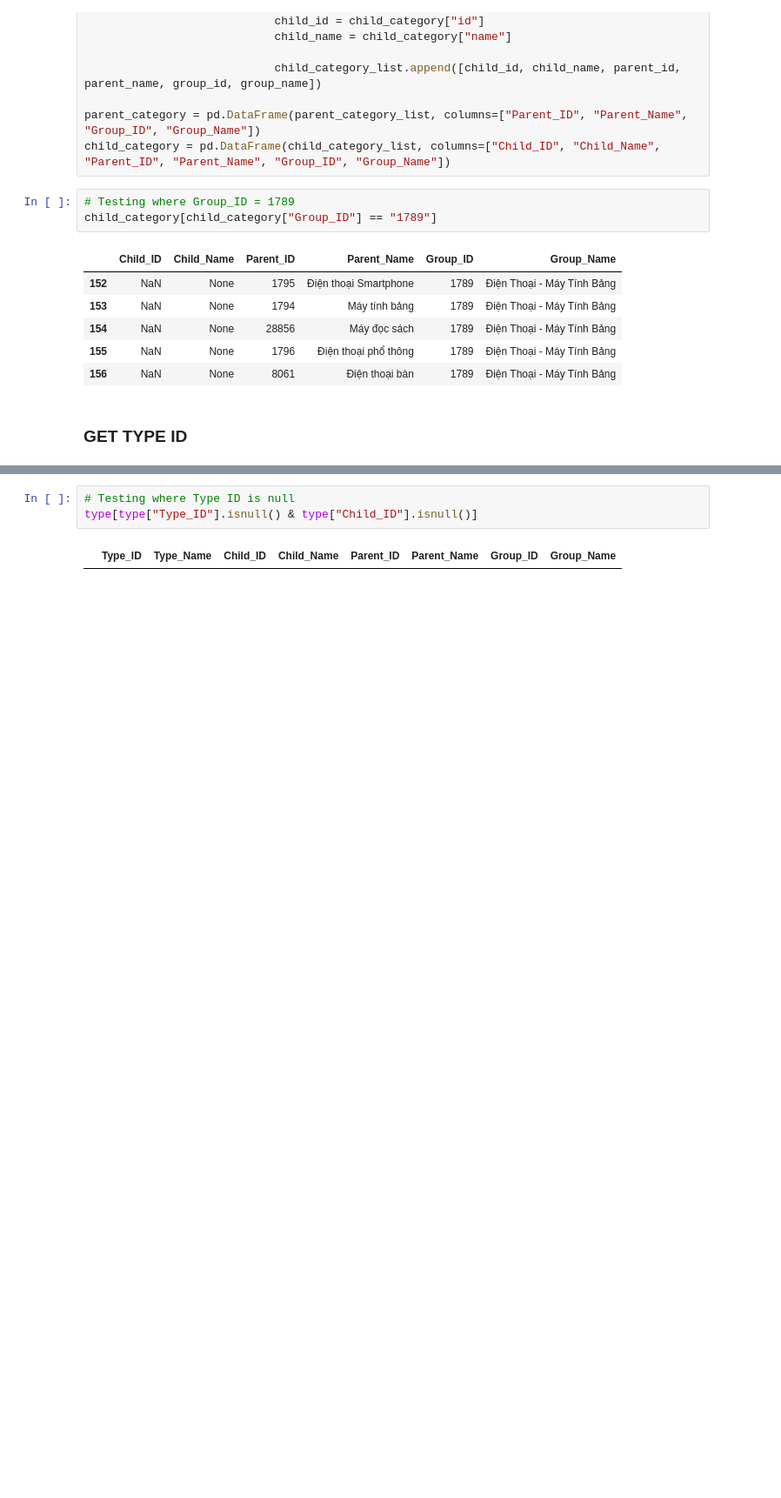
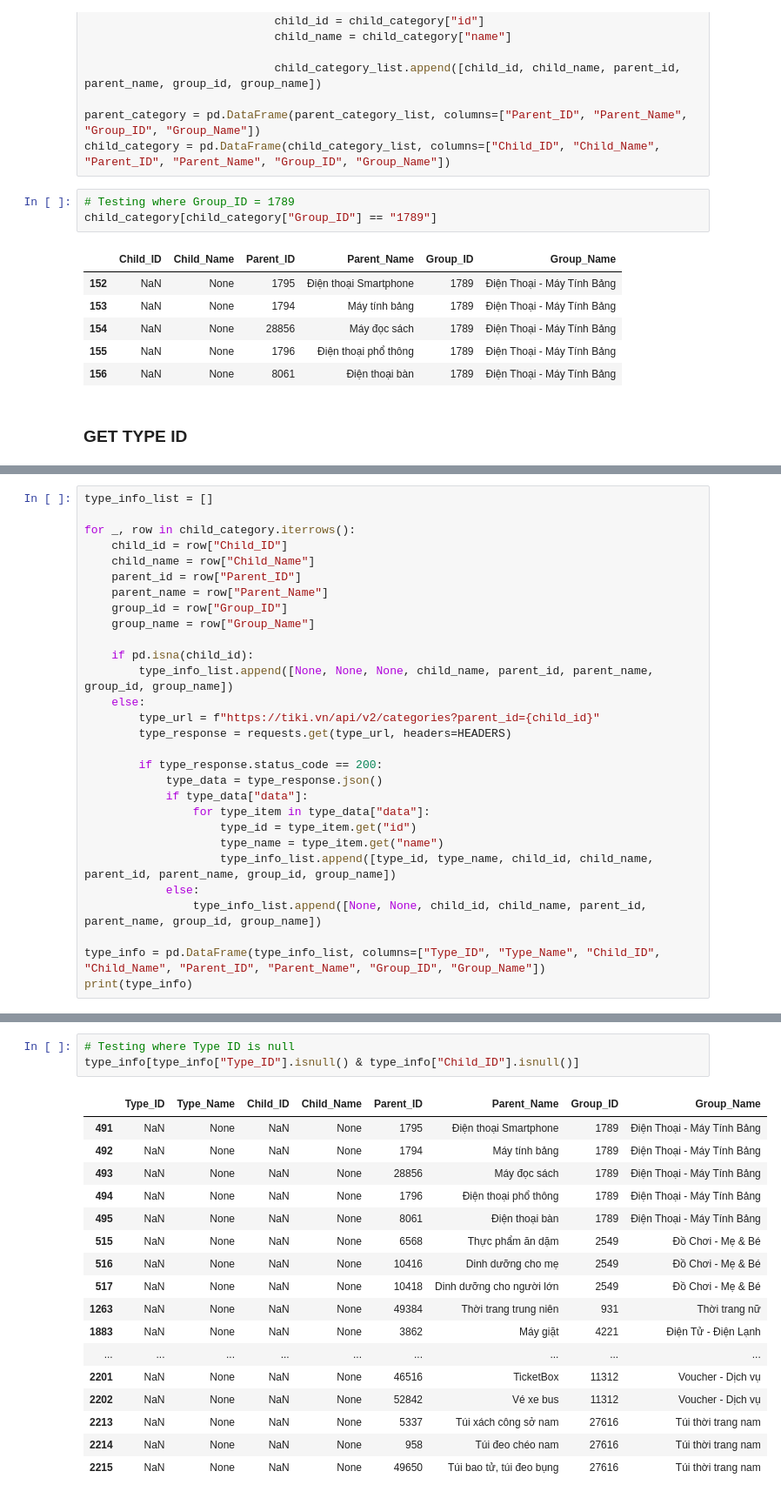
Before and after one commit to KieTuaNguyen/ETL_FinalYearProject, a Jupyter notebook: Tiki/APIProcess.ipynb, the cells around one changed output, grey strips where cells are left out. Shown at 87% size. Cells and saved outputs as stored; diff of their text form; blank space fills up the shorter version.

Commit message:
Tiki_Fix Integrity Issues (Type)

```diff
--- a/Tiki/APIProcess.ipynb
+++ b/Tiki/APIProcess.ipynb
@@ -180,0 +131,29 @@ type
+# %%
+type_info_list = []
+
+for _, row in child_category.iterrows():
+    child_id = row["Child_ID"]
+    child_name = row["Child_Name"]
+    parent_id = row["Parent_ID"]
+    parent_name = row["Parent_Name"]
+    group_id = row["Group_ID"]
+    group_name = row["Group_Name"]
+
+    if pd.isna(child_id):
+        type_info_list.append([None, None, None, child_name, parent_id, parent_name, group_id, group_name])
+    else:
+        type_url = f"https://tiki.vn/api/v2/categories?parent_id={child_id}"
+        type_response = requests.get(type_url, headers=HEADERS)
+
+        if type_response.status_code == 200:
+            type_data = type_response.json()
+            if type_data["data"]:
+                for type_item in type_data["data"]:
+                    type_id = type_item.get("id")
+                    type_name = type_item.get("name")
+                    type_info_list.append([type_id, type_name, child_id, child_name, parent_id, parent_name, group_id, group_name])
+            else:
+                type_info_list.append([None, None, child_id, child_name, parent_id, parent_name, group_id, group_name])
+
+type_info = pd.DataFrame(type_info_list, columns=["Type_ID", "Type_Name", "Child_ID", "Child_Name", "Parent_ID", "Parent_Name", "Group_ID", "Group_Name"])
+print(type_info)
@@ -181,7 +235,23 @@ type
 # %%
 # Testing where Type ID is null
-type[type["Type_ID"].isnull() & type["Child_ID"].isnull()]
+type_info[type_info["Type_ID"].isnull() & type_info["Child_ID"].isnull()]
 # %% [output]
 |  | Type_ID | Type_Name | Child_ID | Child_Name | Parent_ID | Parent_Name | Group_ID | Group_Name |
+| 491 | NaN | None | NaN | None | 1795 | Điện thoại Smartphone | 1789 | Điện Thoại - Máy Tính Bảng |
+| 492 | NaN | None | NaN | None | 1794 | Máy tính bảng | 1789 | Điện Thoại - Máy Tính Bảng |
+| 493 | NaN | None | NaN | None | 28856 | Máy đọc sách | 1789 | Điện Thoại - Máy Tính Bảng |
+| 494 | NaN | None | NaN | None | 1796 | Điện thoại phổ thông | 1789 | Điện Thoại - Máy Tính Bảng |
+| 495 | NaN | None | NaN | None | 8061 | Điện thoại bàn | 1789 | Điện Thoại - Máy Tính Bảng |
+| 515 | NaN | None | NaN | None | 6568 | Thực phẩm ăn dặm | 2549 | Đồ Chơi - Mẹ & Bé |
+| 516 | NaN | None | NaN | None | 10416 | Dinh dưỡng cho mẹ | 2549 | Đồ Chơi - Mẹ & Bé |
+| 517 | NaN | None | NaN | None | 10418 | Dinh dưỡng cho người lớn | 2549 | Đồ Chơi - Mẹ & Bé |
+| 1263 | NaN | None | NaN | None | 49384 | Thời trang trung niên | 931 | Thời trang nữ |
+| 1883 | NaN | None | NaN | None | 3862 | Máy giặt | 4221 | Điện Tử - Điện Lạnh |
+| ... | ... | ... | ... | ... | ... | ... | ... | ... |
+| 2201 | NaN | None | NaN | None | 46516 | TicketBox | 11312 | Voucher - Dịch vụ |
+| 2202 | NaN | None | NaN | None | 52842 | Vé xe bus | 11312 | Voucher - Dịch vụ |
+| 2213 | NaN | None | NaN | None | 5337 | Túi xách công sở nam | 27616 | Túi thời trang nam |
+| 2214 | NaN | None | NaN | None | 958 | Túi đeo chéo nam | 27616 | Túi thời trang nam |
+| 2215 | NaN | None | NaN | None | 49650 | Túi bao tử, túi đeo bụng | 27616 | Túi thời trang nam |
 # %%
 # Testing where Group_ID = 1789
```
Also changed, not shown: parts of 7 cells of this notebook, 1 other file.
